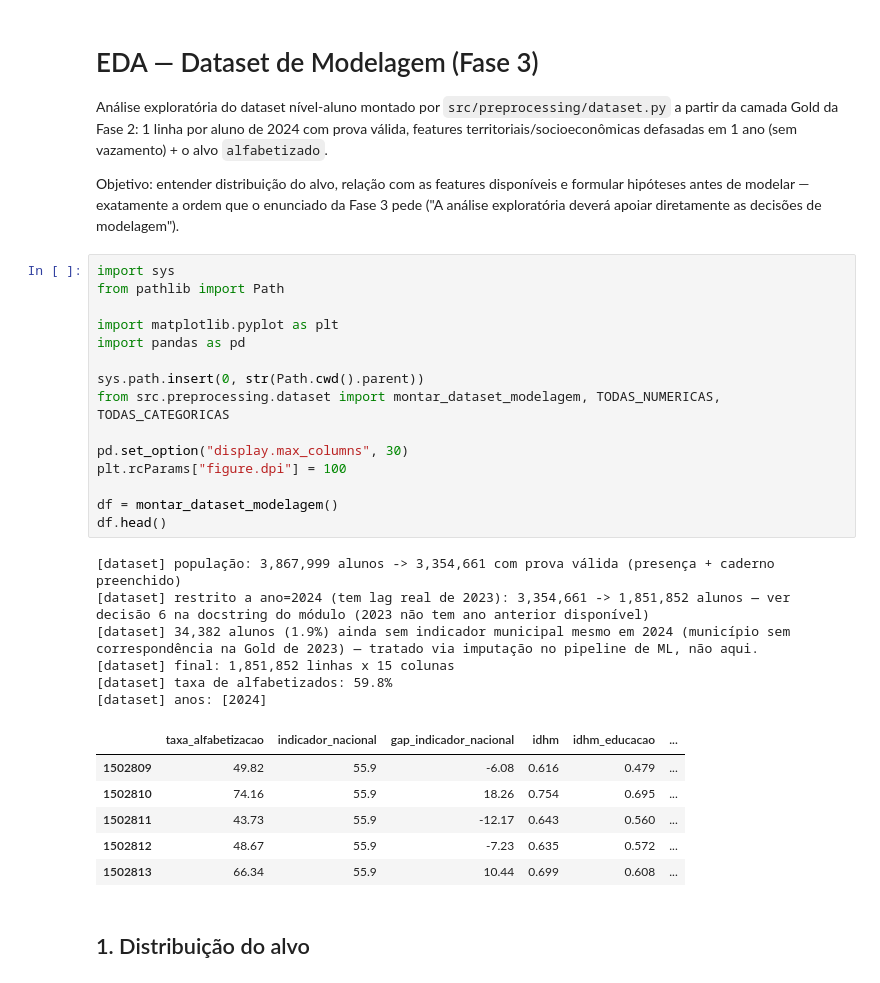
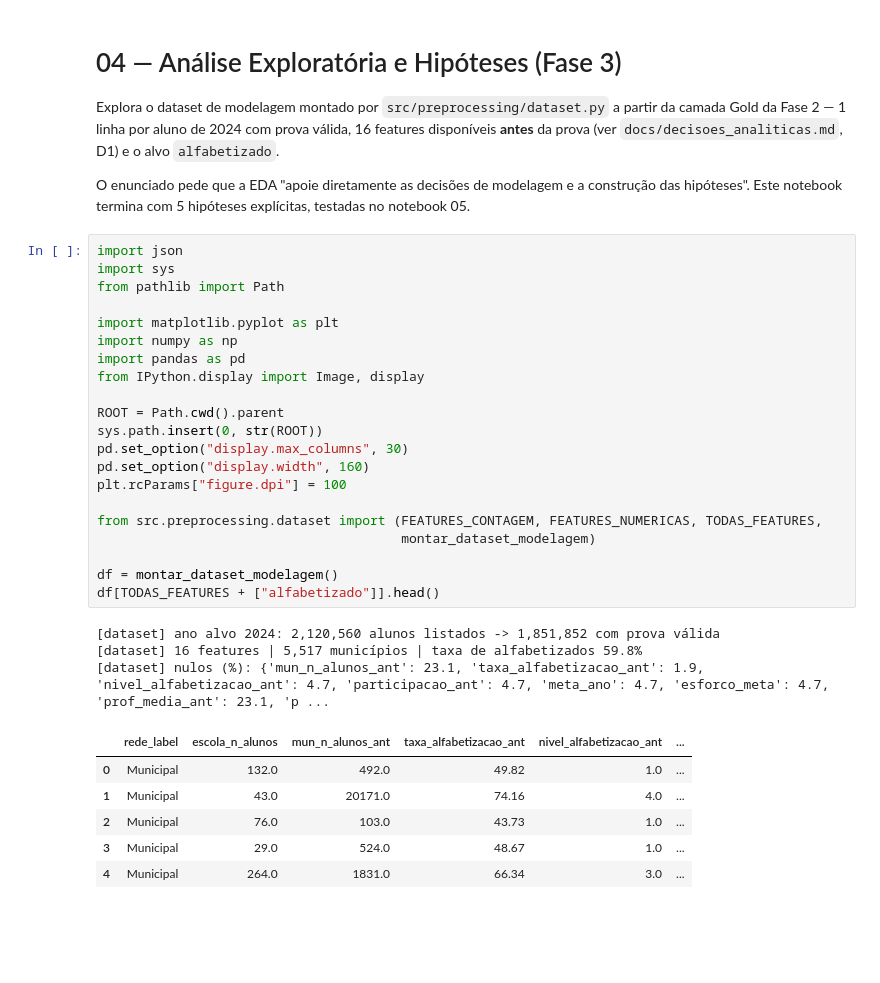
Before and after one commit to Fe-Biaggio/TechChallenge_3, a Jupyter notebook: notebooks/04_eda_modelagem.ipynb, the cells around one changed output. Drawn from its saved outputs; the diff is of its cells as text; blank space fills up the shorter version.

```diff
--- a/notebooks/04_eda_modelagem.ipynb
+++ b/notebooks/04_eda_modelagem.ipynb
@@ -1,42 +1,42 @@
 # %% [markdown]
-# EDA — Dataset de Modelagem (Fase 3)
+# 04 — Análise Exploratória e Hipóteses (Fase 3)
 
-Análise exploratória do dataset nível-aluno montado por
-`src/preprocessing/dataset.py` a partir da camada Gold da Fase 2: 1 linha
-por aluno de 2024 com prova válida, features territoriais/socioeconômicas
-defasadas em 1 ano (sem vazamento) + o alvo `alfabetizado`.
+Explora o dataset de modelagem montado por `src/preprocessing/dataset.py` a
+partir da camada Gold da Fase 2 — 1 linha por aluno de 2024 com prova
+válida, 16 features disponíveis **antes** da prova (ver
+`docs/decisoes_analiticas.md`, D1) e o alvo `alfabetizado`.
 
-Objetivo: entender distribuição do alvo, relação com as features
-disponíveis e formular hipóteses antes de modelar — exatamente a ordem que
-o enunciado da Fase 3 pede ("A análise exploratória deverá apoiar
-diretamente as decisões de modelagem").
+O enunciado pede que a EDA "apoie diretamente as decisões de modelagem e a
+construção das hipóteses". Este notebook termina com 5 hipóteses explícitas,
+testadas no notebook 05.
 # %%
+import json
 import sys
 from pathlib import Path
 
 import matplotlib.pyplot as plt
+import numpy as np
 import pandas as pd
+from IPython.display import Image, display
 
-sys.path.insert(0, str(Path.cwd().parent))
-from src.preprocessing.dataset import montar_dataset_modelagem, TODAS_NUMERICAS, TODAS_CATEGORICAS
-
+ROOT = Path.cwd().parent
+sys.path.insert(0, str(ROOT))
 pd.set_option("display.max_columns", 30)
+pd.set_option("display.width", 160)
 plt.rcParams["figure.dpi"] = 100
 
+from src.preprocessing.dataset import (FEATURES_CONTAGEM, FEATURES_NUMERICAS, TODAS_FEATURES,
+                                       montar_dataset_modelagem)
+
 df = montar_dataset_modelagem()
-df.head()
+df[TODAS_FEATURES + ["alfabetizado"]].head()
 # %% [output]
-[dataset] população: 3,867,999 alunos -> 3,354,661 com prova válida (presença + caderno preenchido)
-[dataset] restrito a ano=2024 (tem lag real de 2023): 3,354,661 -> 1,851,852 alunos — ver decisão 6 na docstring do módulo (2023 não tem ano anterior disponível)
-[dataset] 34,382 alunos (1.9%) ainda sem indicador municipal mesmo em 2024 (município sem correspondência na Gold de 2023) — tratado via imputação no pipeline de ML, não aqui.
-[dataset] final: 1,851,852 linhas x 15 colunas
-[dataset] taxa de alfabetizados: 59.8%
-[dataset] anos: [2024]
+[dataset] ano alvo 2024: 2,120,560 alunos listados -> 1,851,852 com prova válida
+[dataset] 16 features | 5,517 municípios | taxa de alfabetizados 59.8%
+[dataset] nulos (%): {'mun_n_alunos_ant': 23.1, 'taxa_alfabetizacao_ant': 1.9, 'nivel_alfabetizacao_ant': 4.7, 'participacao_ant': 4.7, 'meta_ano': 4.7, 'esforco_meta': 4.7, 'prof_media_ant': 23.1, 'p ...
-|  | taxa_alfabetizacao | indicador_nacional | gap_indicador_nacional | idhm | idhm_educacao | ... |
-| 1502809 | 49.82 | 55.9 | -6.08 | 0.616 | 0.479 | ... |
-| 1502810 | 74.16 | 55.9 | 18.26 | 0.754 | 0.695 | ... |
-| 1502811 | 43.73 | 55.9 | -12.17 | 0.643 | 0.560 | ... |
-| 1502812 | 48.67 | 55.9 | -7.23 | 0.635 | 0.572 | ... |
-| 1502813 | 66.34 | 55.9 | 10.44 | 0.699 | 0.608 | ... |
+|  | rede_label | escola_n_alunos | mun_n_alunos_ant | taxa_alfabetizacao_ant | nivel_alfabetizacao_ant | ... |
+| 0 | Municipal | 132.0 | 492.0 | 49.82 | 1.0 | ... |
+| 1 | Municipal | 43.0 | 20171.0 | 74.16 | 4.0 | ... |
+| 2 | Municipal | 76.0 | 103.0 | 43.73 | 1.0 | ... |
+| 3 | Municipal | 29.0 | 524.0 | 48.67 | 1.0 | ... |
+| 4 | Municipal | 264.0 | 1831.0 | 66.34 | 3.0 | ... |
-# %% [markdown]
-## 1. Distribuição do alvo
```
Also changed, not shown: parts of 26 cells of this notebook, 3 other files.
